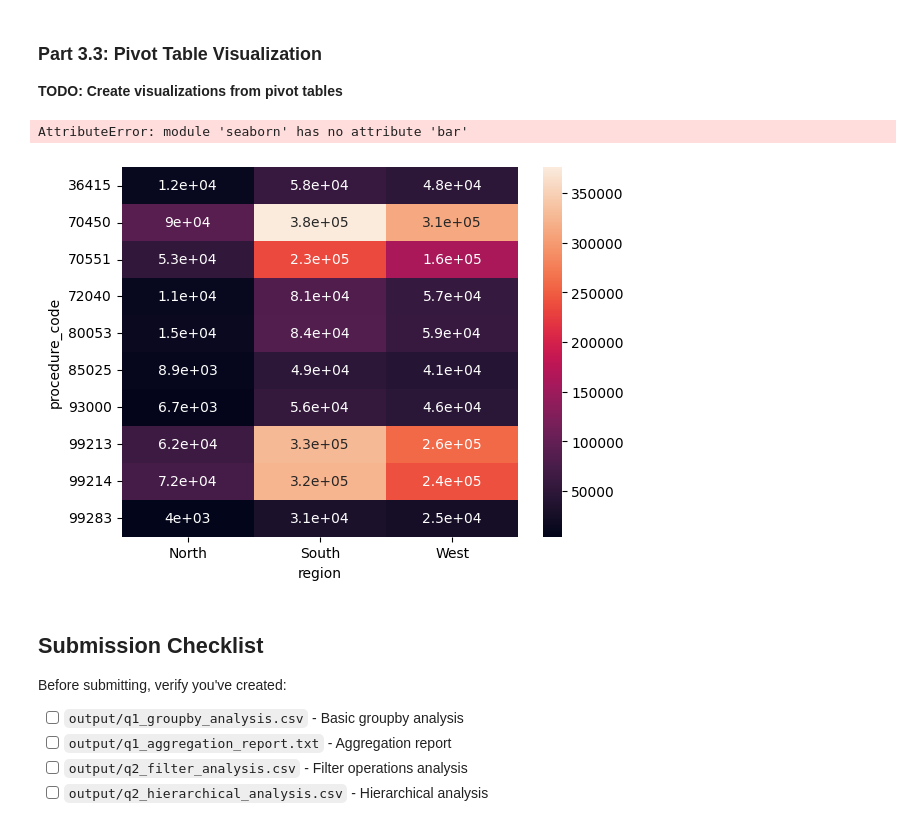
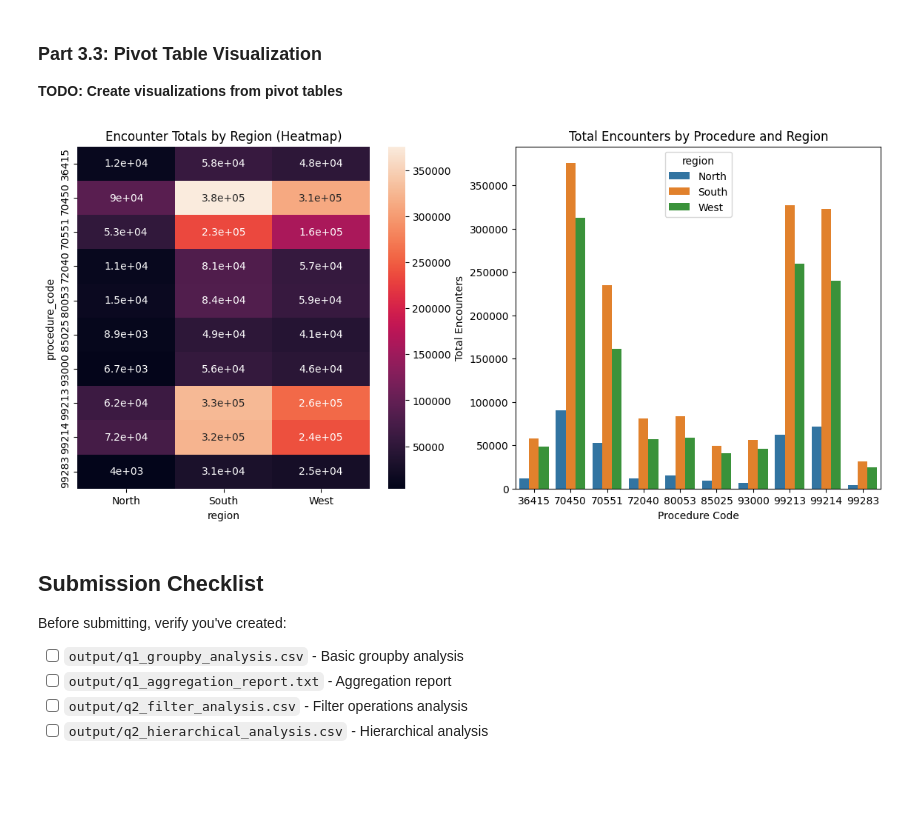
Before and after one commit to UCSF-DataSci/ds217-08-group-filter-and-flow-jack-neary, a Jupyter notebook: assignment.ipynb, the cells around one changed output. Cells and saved outputs as stored; diff of their text form; code cells hidden in the pictures; blank space fills up the shorter version.

```diff
--- a/assignment.ipynb
+++ b/assignment.ipynb
@@ -499,21 +499,41 @@ saved crosstab to output/q3_crosstab_analysis.csv
 **TODO: Create visualizations from pivot tables**
 # %%
 # TODO: Create heatmap from pivot table
+fig, axes = plt.subplots(1, 2, figsize=(14, 6))
+# Create heatmap from pivot table
+sns.heatmap(
+    pivot_encounter_region_sum,
+    annot=True,
+    ax=axes[0]
+)
+axes[0].set_title("Encounter Totals by Region (Heatmap)")
+# TODO: Create bar chart from pivot table
+pivot_long = pivot_encounter_region_sum.reset_index().melt(
+    id_vars='procedure_code',
+    var_name='region',
+    value_name='service_charge'
+)
 
-# Create heatmap from pivot table
-heatmap = sns.heatmap(
-    pivot_encounter_region_sum,
-    annot=True
+sns.barplot(
+    data=pivot_long,
+    x='procedure_code',
+    y='service_charge',
+    hue='region',
+    ax=axes[1]
 )
-# TODO: Create bar chart from pivot table
-barchart = sns.bar(heatmap)
+axes[1].set_title("Total Encounters by Procedure and Region")
+axes[1].set_xlabel("Procedure Code")
+axes[1].set_ylabel("Total Encounters")
+plt.show()
 # TODO: Customize colors and styling
 # TODO: Add appropriate titles and labels
 
 # TODO: Save the plot as 'output/q3_pivot_visualization.png'
+plt.tight_layout()
+plt.savefig("output/q3_pivot_visualization.png")
+plt.close()
 # %% [output]
-AttributeError: module 'seaborn' has no attribute 'bar'
-[figure, old version]
+[figure, new version]
 # %% [markdown]
 ## Submission Checklist
 
```
Also changed, not shown: parts of 1 cell of this notebook.
